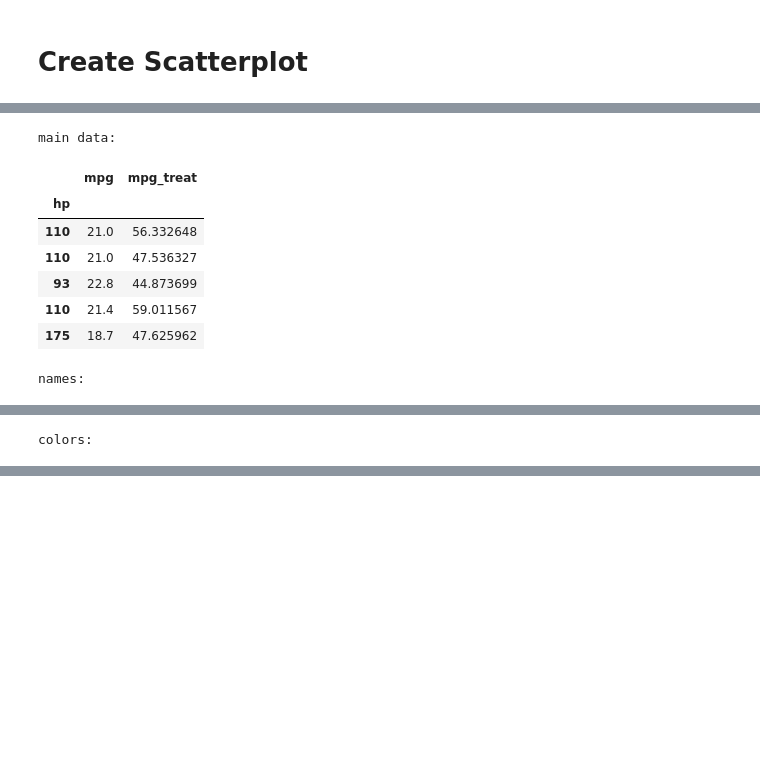
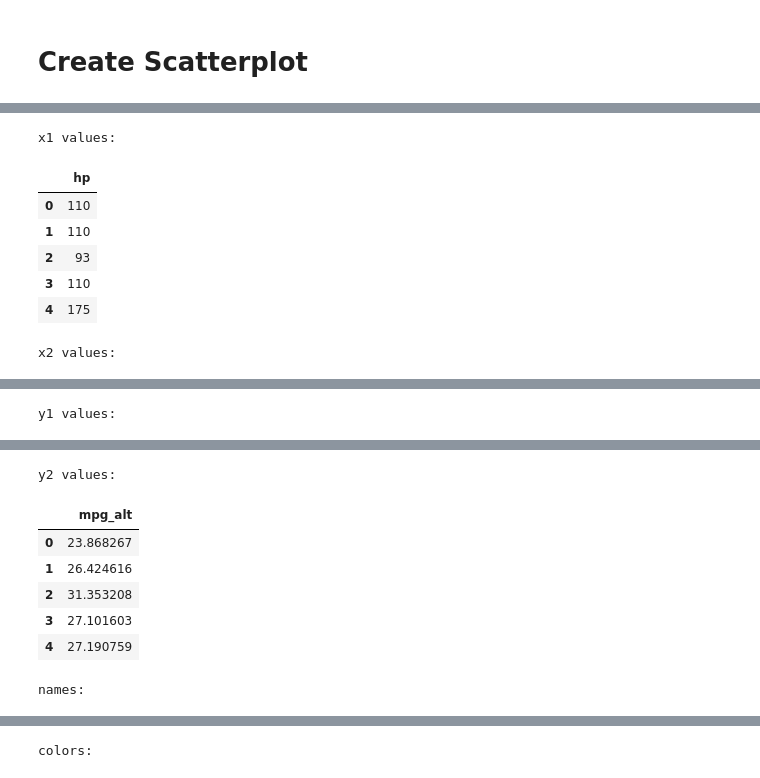
Before and after one commit to def-mycroft/rapid-plotly, a Jupyter notebook: examples/Create Example Graphs.ipynb, the cells around one changed output, grey strips where cells are left out. Cells and saved outputs as stored; diff of their text form; code cells hidden in the pictures; blank space fills up the shorter version.

```diff
--- a/examples/Create Example Graphs.ipynb
+++ b/examples/Create Example Graphs.ipynb
@@ -307,49 +316,57 @@ fig = scatterplot.create_graph(**args)
 [interactive output not drawn]
 # %%
 # create main data
-in_data = df[['hp', 'mpg']].copy()
-in_data.set_index('hp', inplace=True)
-in_data['mpg_treat'] = (in_data['mpg'] +
-                        np.random.normal(loc=(5+in_data['mpg'].mean()),
-                                         scale=in_data['mpg'].std()*2,
-                                         size=len(in_data)))
+sl = df[['hp', 'mpg']].copy()
+x_data = sl[['hp']].copy()
+x_data_treat = x_data.copy()
+x_data_treat['hp'] = x_data['hp'] - (np.random.normal(loc=5, scale=2, size=len(x_data)))
+x_data_treat.columns = ['hp_alt']
+y_data = sl[['mpg']].copy()
+y_data_treat = y_data.copy()
+y_data_treat['mpg'] = y_data['mpg'] + (np.random.normal(loc=5, scale=2, size=len(x_data)))
+y_data_treat.columns = ['mpg_alt']
 
-print('main data:')
-display(in_data.head())
+print('x1 values:')
+display(x_data.head())
+
+print('x2 values:')
+display(x_data_treat.head())
+
+print('y1 values:')
+display(y_data.head())
+
+print('y2 values:')
+display(y_data_treat.head())
 
 # create names
-n = (df.reset_index()[['cyl', 'carb', 'gear', 'wt', 'index']].apply(
-      lambda x: 'Car ID %s<br># Cylinders: %s<br># Carbs: %s<br># Gears: %s<br>Weight: %s' % (int(x['index']), x['cyl'],
-                                                                                              x['carb'],
-                                                                                              x['gear'], x['wt']),
+n = (df.reset_index()[['index', 'cyl', 'carb', 'gear', 'wt']].apply(
+      lambda x: 'Car ID %s<br># Cylinders: %s<br># Carbs: %s<br># Gears: %s<br>Weight: %s' % (x['index'], x['cyl'], x['carb'], x['gear'], x['wt']),
       axis=1
     )
   ).copy()
 
-n = n.rename('mpg')
-
-names = in_data.reset_index().copy()
-names['mpg'] = n
-names['mpg_treat'] = n
-names.set_index('hp', inplace=True)
+names = sl.copy()
+names['hp'] = 'Before Treatment<br>' + n
+del names['mpg']
+names['hp_alt'] = 'After Treatment<br>' + n
 
 print('names: ')
 display(names.head())
 
 # create colors
-colors = in_data.copy()
-colors.loc[:, 'mpg'] = '#C14953'
-colors.loc[:, 'mpg_treat'] = '#232C65'
+colors = sl.copy()
+colors.loc[:, :] = '#232C65'
+del colors['mpg']
+colors['hp_alt'] = '#2D2D2A'
 
 print('colors: ')
 display(colors.head())
 # %% [output]
-main data:
+x1 values:
-|  | mpg | mpg_treat |
-| hp |  |  |
-| 110 | 21.0 | 56.332648 |
-| 110 | 21.0 | 47.536327 |
-| 93 | 22.8 | 44.873699 |
-| 110 | 21.4 | 59.011567 |
-| 175 | 18.7 | 47.625962 |
+|  | hp |
+| 0 | 110 |
+| 1 | 110 |
+| 2 | 93 |
+| 3 | 110 |
+| 4 | 175 |
-names:
+x2 values:
@@ -363 +379 @@ names:
-colors:
+y1 values:
@@ -370,0 +386,8 @@ colors:
+y2 values:
+|  | mpg_alt |
+| 0 | 23.868267 |
+| 1 | 26.424616 |
+| 2 | 31.353208 |
+| 3 | 27.101603 |
+| 4 | 27.190759 |
+names:
@@ -370,0 +400 @@ colors:
+colors:
```
Also changed, not shown: parts of 6 cells of this notebook, 4 other files.
